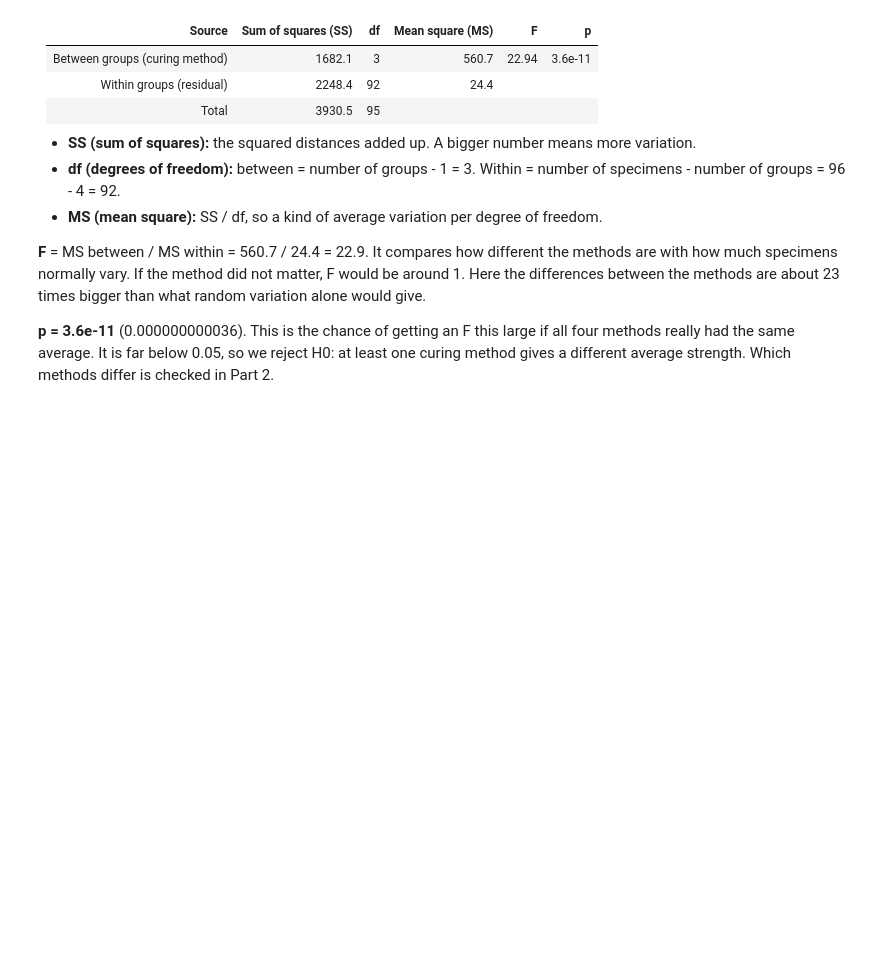
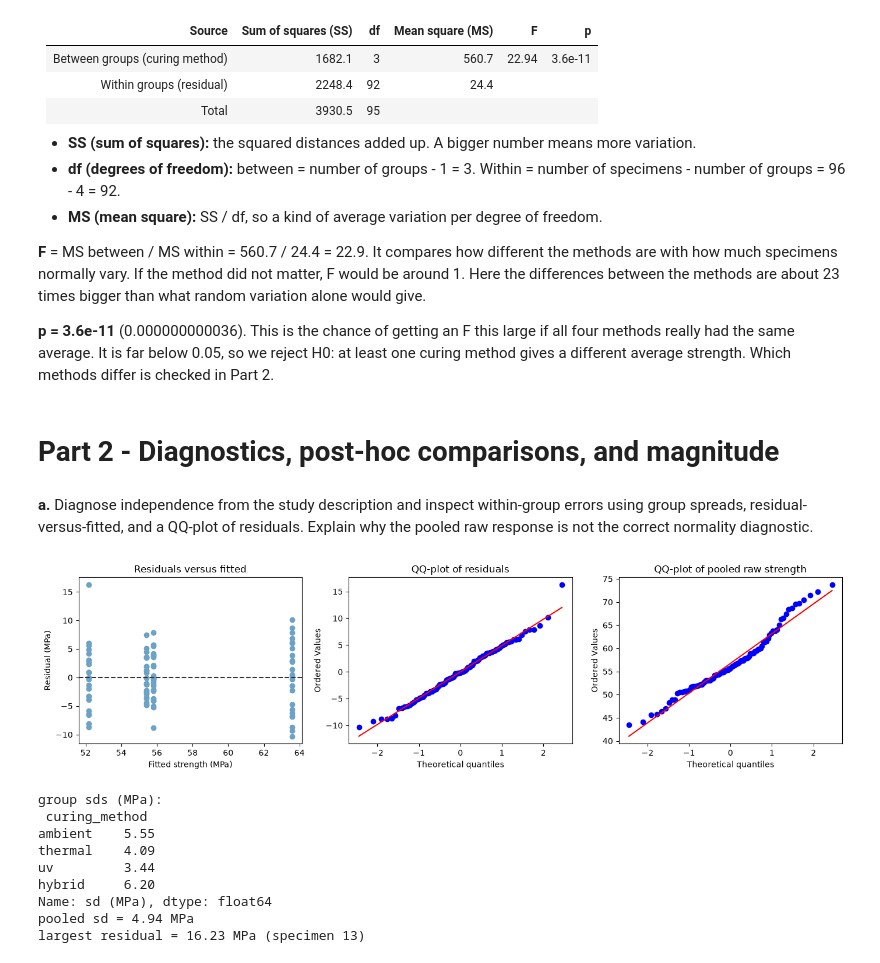
Before and after one commit to sebinko/STA1_26, a Jupyter notebook: Assignment5/assignment_5.ipynb, the cells around one changed output. Drawn from its saved outputs; the diff is of its cells as text; code cells hidden in the pictures; blank space fills up the shorter version.

Commit message:
Assignment 5 Part 2 (II)

```diff
--- a/Assignment5/assignment_5.ipynb
+++ b/Assignment5/assignment_5.ipynb
@@ -148,3 +148,35 @@ The ANOVA splits the total variation in strength into two parts:
 **F** = MS between / MS within = 560.7 / 24.4 = 22.9. It compares how different the methods are with how much specimens normally vary. If the method did not matter, F would be around 1. Here the differences between the methods are about 23 times bigger than what random variation alone would give.
 
 **p = 3.6e-11** (0.000000000036). This is the chance of getting an F this large if all four methods really had the same average. It is far below 0.05, so we reject H0: at least one curing method gives a different average strength. Which methods differ is checked in Part 2.
+# %% [markdown]
+# Part 2 - Diagnostics, post-hoc comparisons, and magnitude
+# %% [markdown]
+**a.** Diagnose independence from the study description and inspect within-group errors using group spreads, residual-versus-fitted, and a QQ-plot of residuals. Explain why the pooled raw response is not the correct normality diagnostic.
+# %%
+fig, axes = plt.subplots(1, 3, figsize=(14, 3.8))
+axes[0].scatter(model.fittedvalues, model.resid, color="#6CA2C6")
+axes[0].axhline(0, color="0.2", linestyle="--")
+axes[0].set_xlabel("Fitted strength (MPa)")
+axes[0].set_ylabel("Residual (MPa)")
+axes[0].set_title("Residuals versus fitted")
+probplot(model.resid, dist="norm", plot=axes[1])
+axes[1].set_title("QQ-plot of residuals")
+probplot(strengths["strength_mpa"], dist="norm", plot=axes[2])
+axes[2].set_title("QQ-plot of pooled raw strength")
+plt.tight_layout()
+plt.show()
+
+print("group sds (MPa):\n", summary["sd (MPa)"].round(2))
+print(f"pooled sd = {np.sqrt(model.mse_resid):.2f} MPa")
+print(f"largest residual = {model.resid.max():.2f} MPa (specimen {strengths.loc[model.resid.idxmax(), 'specimen_id']})")
+# %% [output]
+[figure, added]
+group sds (MPa):
+ curing_method
+ambient    5.55
+thermal    4.09
+uv         3.44
+hybrid     6.20
+Name: sd (MPa), dtype: float64
+pooled sd = 4.94 MPa
+largest residual = 16.23 MPa (specimen 13)
```
Also changed, not shown: parts of 13 cells of this notebook.
